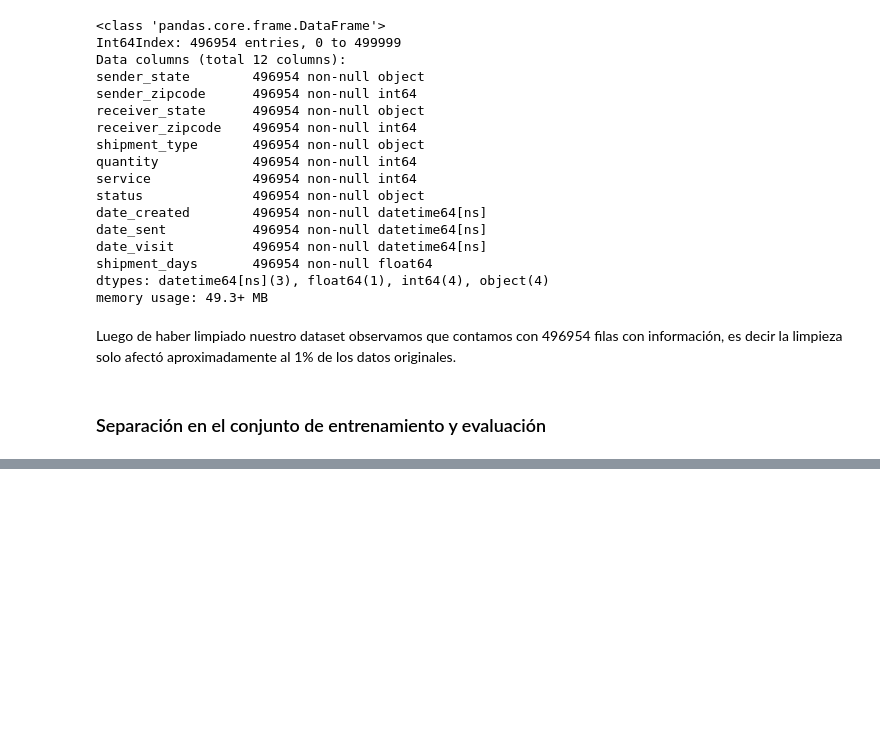
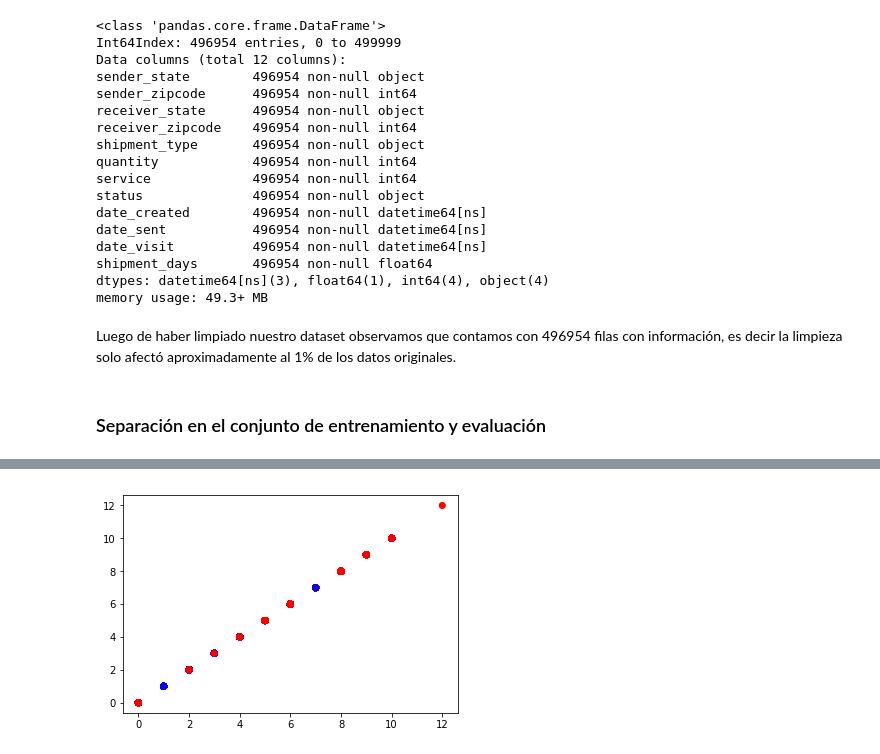
Before and after one commit to cnoeliachaves/diplodatos, a Jupyter notebook: mentoria/practico4.ipynb, the cells around one changed output, grey strips where cells are left out. Cells and saved outputs as stored; diff of their text form; code cells hidden in the pictures; blank space fills up the shorter version.

```diff
--- a/mentoria/practico4.ipynb
+++ b/mentoria/practico4.ipynb
@@ -289,0 +294,3 @@ dataset_clean['date_visit'].groupby(
+# %%
+dataset_clean['shipment_days_byclass'] = shipment_days_byclass
+dataset_clean.head()
@@ -289,0 +304,3 @@ dataset_clean['date_visit'].groupby(
+# %%
+X = dataset_clean[['service','receiver_zipcode']]
+X
@@ -289,0 +328,3 @@ dataset_clean['date_visit'].groupby(
+# %%
+Y = (dataset_clean[['shipment_days_byclass']] <= 3).astype(np.int8)
+Y
@@ -289,0 +370,5 @@ dataset_clean['date_visit'].groupby(
+# %%
+#X = np.array(list(zip(xOne,xTwo)))
+#Y = (X[:,1] <= 3).astype(np.int8)
+col = Y['shipment_days_byclass'].map({1:'r', 0:'b'})
+col
@@ -289,0 +393,5 @@ dataset_clean['date_visit'].groupby(
+# %%
+plt.scatter(X[['service']], X[['service']], c=col);
+#plt.scatter(X, X, s=50 , c=col, cmap=plt.cm.Spectral);
+# %% [output]
+[figure, added]
```
Also changed, not shown: parts of 22 cells of this notebook, 1 other file.
